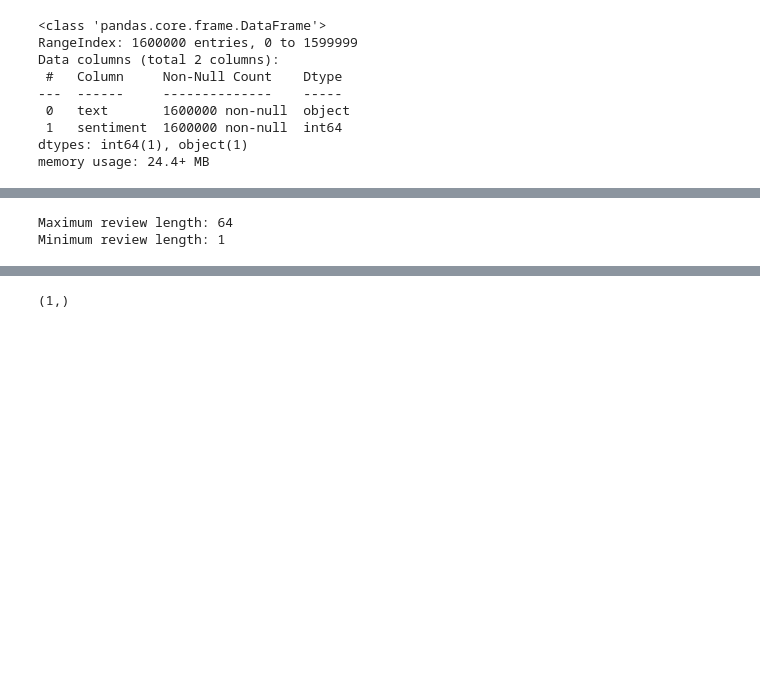
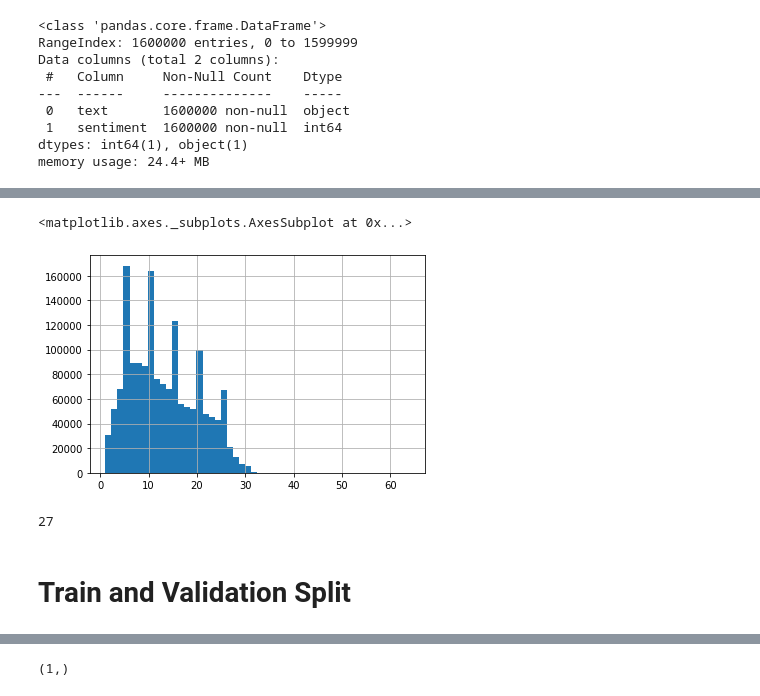
Before and after one commit to ngupta23/ds7337_nlp, a Jupyter notebook: Exams/finals/NGupta_question2_USE.ipynb, the cells around one changed output, grey strips where cells are left out. Saved outputs shown, nothing was run; the diff lists cells and outputs as text; code cells hidden in the pictures; blank space fills up the shorter version.

```diff
--- a/Exams/finals/NGupta_question2_USE.ipynb
+++ b/Exams/finals/NGupta_question2_USE.ipynb
@@ -135 +175,14 @@ data.head()
+# %%
+data['wordlen'].hist(bins=50)
+# %% [output]
+<matplotlib.axes._subplots.AxesSubplot at 0x...>
+[figure, added]
+# %%
+# Keep a large percentage of reviews completely and chop of the remainig reviews off.
+time_steps_RNN = int(np.quantile(data['wordlen'],0.975))
+time_steps_RNN
+# %% [output]
+27
+# %% [markdown]
+# Train and Validation Split
 # %%
@@ -137,10 +189,4 @@ data.head()
 msk = np.random.rand(len(data)) < 0.5
 train_data = data[msk]
 val_data = data[~msk]
-# %%
-print('Maximum review length: {}'.format(data['len'].max()))
-print('Minimum review length: {}'.format(data['len'].min()))
-# %% [output]
-Maximum review length: 64
-Minimum review length: 1
 # %%
```
Also changed, not shown: parts of 31 cells of this notebook.
